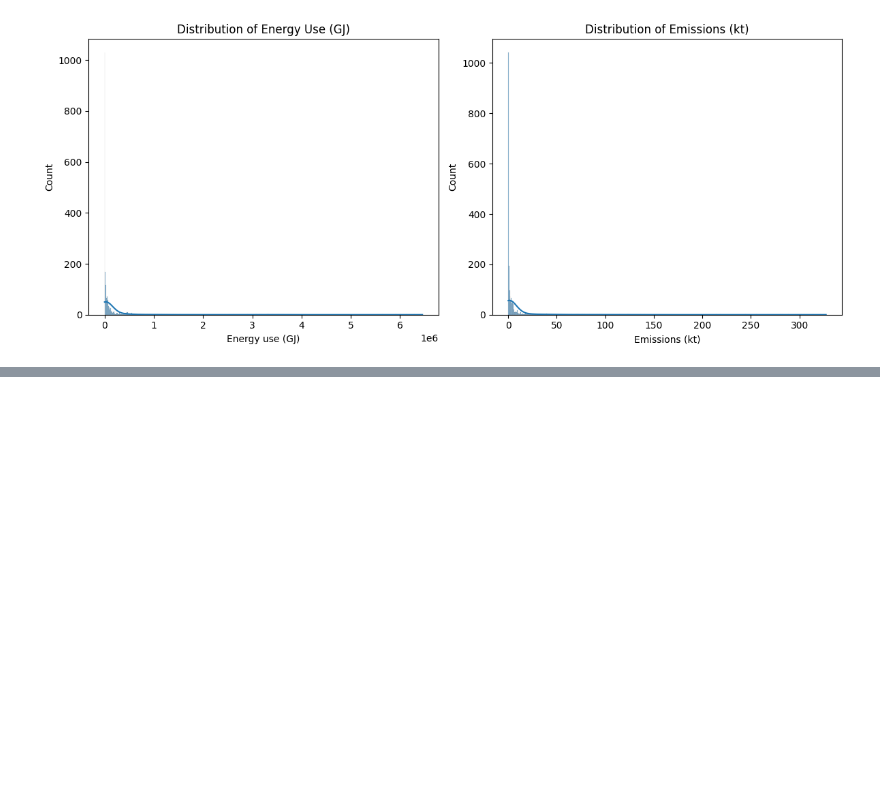
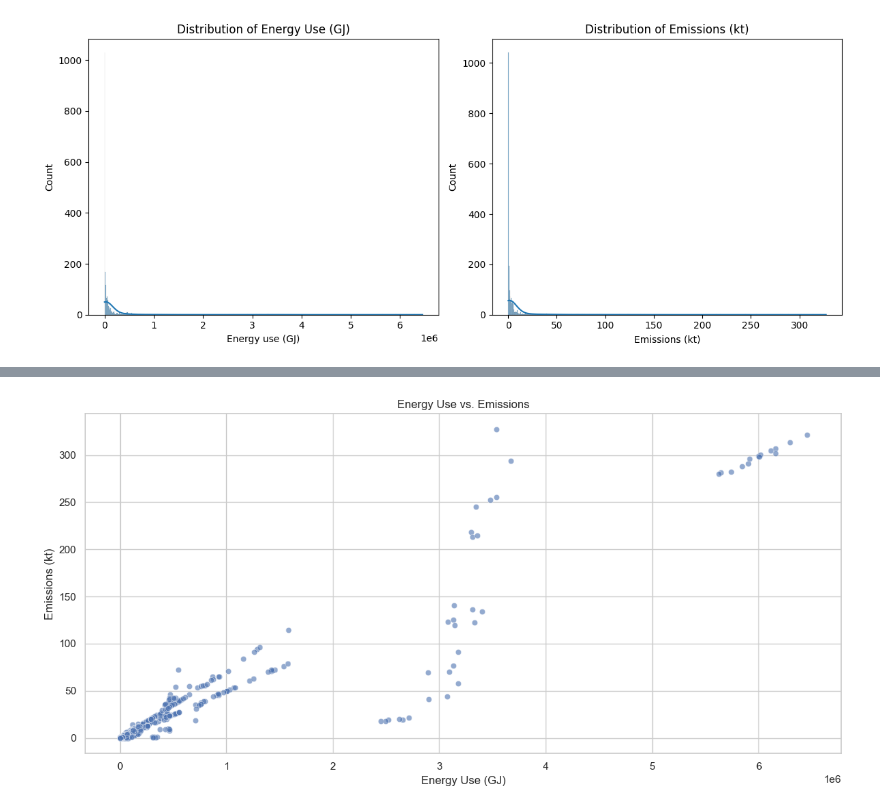
Before and after one commit to rubelbinu/GHG-emissions, a Jupyter notebook: dev/dev1v.ipynb, the cells around one changed output, grey strips where cells are left out. Saved outputs shown, nothing was run; the diff lists cells and outputs as text; code cells hidden in the pictures; blank space fills up the shorter version.

```diff
--- a/dev/dev1v.ipynb
+++ b/dev/dev1v.ipynb
@@ -143,0 +176,12 @@ plt.close()
+# %%
+# 3. Energy Use vs. Emissions
+plt.figure(figsize=(12, 6))
+sns.scatterplot(data=df, x='Energy use (GJ)', y='Emissions (kt)', alpha=0.6)
+plt.title('Energy Use vs. Emissions')
+plt.xlabel('Energy Use (GJ)')
+plt.ylabel('Emissions (kt)')
+plt.tight_layout()
+plt.savefig('energy_use_vs_emissions.png')
+plt.show()
+# %% [output]
+[figure, added]
```
Also changed, not shown: parts of 11 cells of this notebook, 4 other files.
